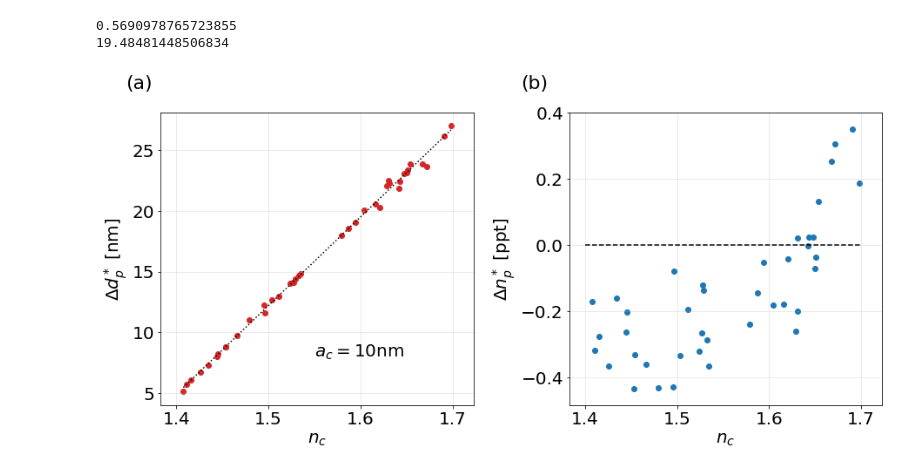
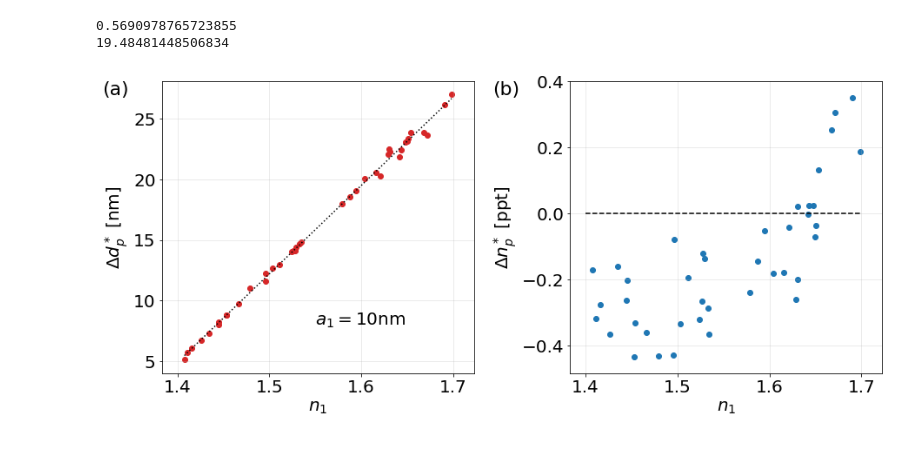
Before and after one commit to laltman2/DDA_binding_assays, a Jupyter notebook: Single_Coat_Plot.ipynb, the cells around one changed output. Cells and saved outputs as stored; diff of their text form; code cells hidden in the pictures.

```diff
--- a/Single_Coat_Plot.ipynb
+++ b/Single_Coat_Plot.ipynb
@@ -11,7 +11,7 @@ matplotlib.rc('font', **font)
 # %% [markdown]
 $a_{c1}, n_{c1}$ randomized: Show that $\Delta d_p^*$ is always positive but not additive.
 # %%
-with open('singlecoat_a_1_n_1_randomized.json', 'r') as f:
+with open('data/singlecoat_a_1_n_1_randomized.json', 'r') as f:
     data = json.load(f)
 
 df = pd.DataFrame(data)
@@ -49,7 +49,7 @@ fig.savefig('./a_c_vs_delta_d_p.png')
 # %% [markdown]
 $a_{c}$ fixed, $n_{c}$ randomized: Show that $\Delta d_p^*$ now responds linearly. Fit to line.
 # %%
-with open('singlecoat_a_1_fixed_n_1_randomized.json', 'r') as f:
+with open('data/singlecoat_a_1_fixed_n_1_randomized.json', 'r') as f:
     data = json.load(f)
 
 df = pd.DataFrame(data)
@@ -72,33 +72,33 @@ print(m*1.6 + b)
 # %%
 fig, (ax1, ax2) = plt.subplots(1,2, figsize = (13,6))
 
 color = 'tab:red'
-ax1.set_xlabel('$n_{c}$')
+ax1.set_xlabel('$n_1$')
 ax1.set_ylabel('$\Delta d_p^*$ [nm]')
 ax1.scatter(n_1, delta_d, color=color)
-ax1.text(1.55, 8, '$a_{c} = 10$nm', fontsize=20)
+ax1.text(1.55, 8, '$a_1 = 10$nm', fontsize=20)
 ax1.grid(alpha=0.3)
 ax1.plot(n_1_sort, delta_d_fit, linestyle = 'dotted', c='k')
 ax1.set_xticks([1.4, 1.5, 1.6, 1.7])
 #ax1.text(0.05, 0.9, '(a)', transform=ax1.transAxes)
 
 color = 'tab:blue'
 ax2.set_ylabel('$\Delta n_p^*$ [ppt]')
 ax2.scatter(n_1, delta_n, color=color)
 
-ax2.set_xlabel('$n_{c}$')
+ax2.set_xlabel('$n_1$')
 ax2.grid(alpha=0.3)
 ax2.set_xticks([1.4, 1.5, 1.6, 1.7])
 #ax2.text(0.05, 0.9, '(b)', transform=ax2.transAxes)
 ax2.hlines(0, 1.4, 1.7, linestyle='dashed')
 
 letters = [r'(a)', r'(b)']
 for n in range(2):
-    fig.text(0.485*n+0.05,1, letters[n], fontsize=22)
+    fig.text(0.48*n + 0.02,0.9, letters[n], fontsize=22)
 
 fig.tight_layout(pad=1)
 plt.show()
 
-fig.savefig('./single_coat_fitdifference_2panel.png')
+fig.savefig('figures/single_coat_fitdifference_2panel.png')
 # %% [output]
-[figure, old version]
+[figure, new version]
```
Also changed, not shown: parts of 1 cell of this notebook, 10 other files.
